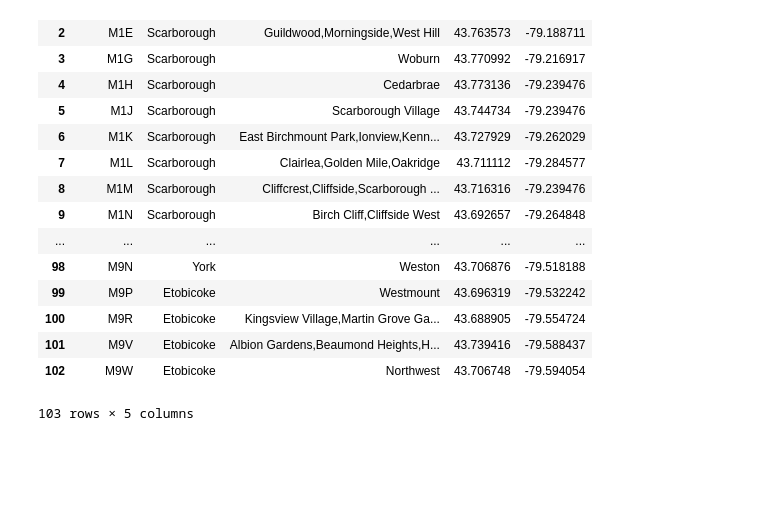
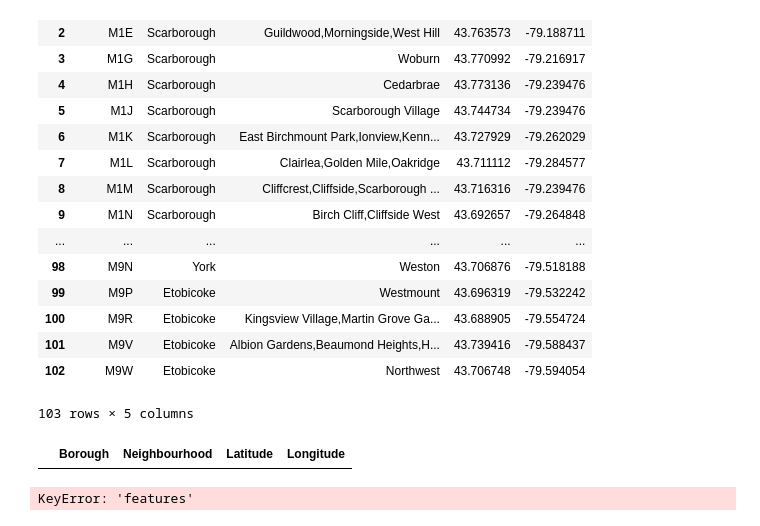
Before and after one commit to ashita0112/Coursera_Capstone1, a Jupyter notebook: coursera capstone part3.ipynb, the cells around one changed output. Saved outputs shown, nothing was run; the diff lists cells and outputs as text; code cells hidden in the pictures; blank space fills up the shorter version.

```diff
--- a/coursera capstone part3.ipynb
+++ b/coursera capstone part3.ipynb
@@ -188,3 +191,26 @@ df5
 | 101 | M9V | Etobicoke | Albion Gardens,Beaumond Heights,H... | 43.739416 | -79.588437 |
 | 102 | M9W | Etobicoke | Northwest | 43.706748 | -79.594054 |
 103 rows × 5 columns
+# %%
+column_names = ['Borough', 'Neighbourhood', 'Latitude', 'Longitude']
+neighborhoods = pd.DataFrame(columns=column_names)
+neighborhoods
+# %% [output]
+|  | Borough | Neighbourhood | Latitude | Longitude |
+# %%
+neighborhoods_data = df5['features']
+for data in neighborhoods_data:
+    borough = neighborhood_name = data['properties']['borough']
+    neighborhood_name = data['properties']['name']
+
+    neighborhood_latlon = data['geometry']['coordinates']
+    neighborhood_lat = neighborhood_latlon[1]
+    neighborhood_lon = neighborhood_latlon[0]
+
+    neighborhoods = neighborhoods.append({'Borough': borough,
+                                          'Neighbourhood': neighborhood_name,
+                                          'Latitude': neighborhood_lat,
+                                          'Longitude': neighborhood_lon}, ignore_index=True)
+neighborhoods.head()
+# %% [output]
+KeyError: 'features'
```
Also changed, not shown: parts of 2 cells of this notebook.
